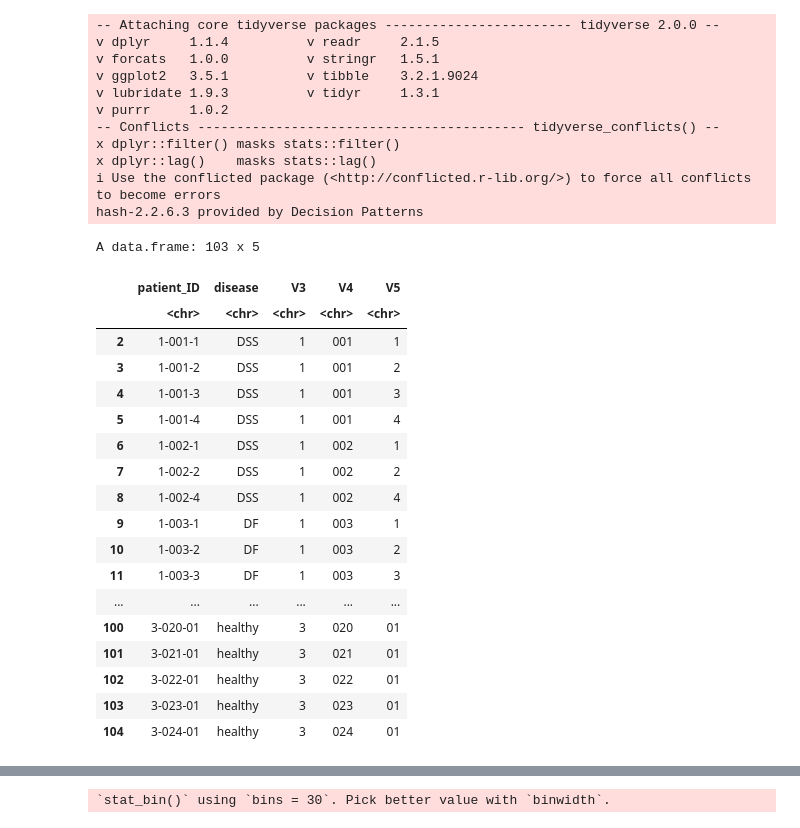
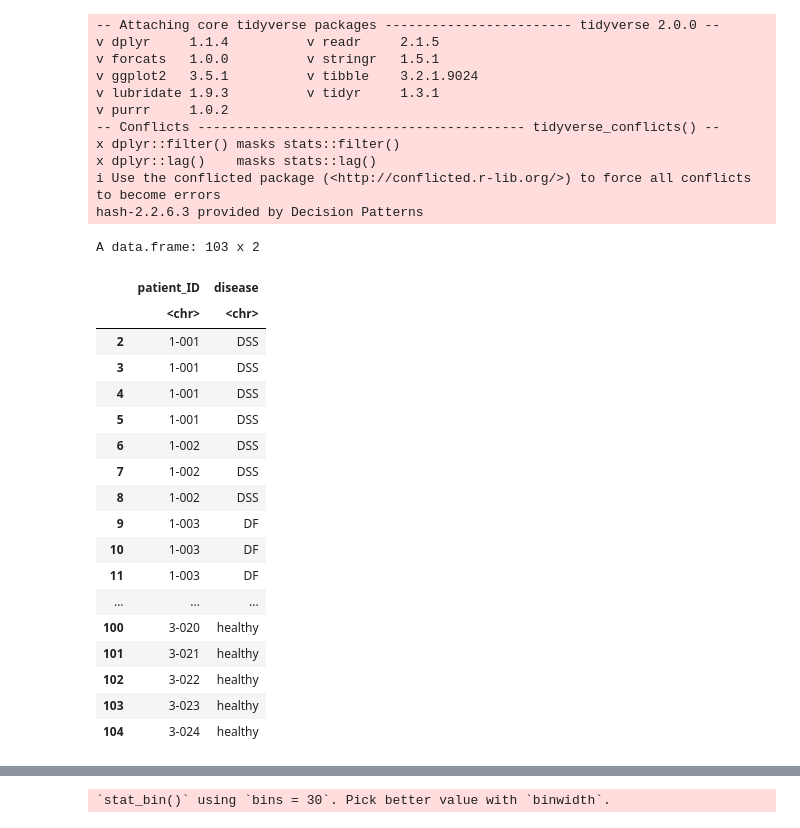
Before and after one commit to ChaosDonkey06/Stats-ML4Genomics, a Jupyter notebook: logistic_regression_R.ipynb, the cells around one changed output, grey strips where cells are left out. Saved outputs shown, nothing was run; the diff lists cells and outputs as text; code cells hidden in the pictures.

```diff
--- a/logistic_regression_R.ipynb
+++ b/logistic_regression_R.ipynb
@@ -28,37 +28,40 @@ modify_patient_id <- function(string){
 # %%
 data_df <- read_csv("data/dengue/small_transcriptome/denv.csv", show_col_types = FALSE)
 data_df <- data_df %>%
     t() %>%
     as.data.frame() %>%
     mutate(parameter = rownames(.)) %>%
     `rownames<-`(NULL)
 
-colnames(data_df)         <- data_df[1, ]
-data_df                   <- data_df[-1, ]
-data_disease_df           <- data_df[, c("Sample_title", "diagnosis")]
-data_disease_df[ , 3:4]   <- str_split_fixed(data_disease_df$diagnosis, ": ", 2)
-data_disease_df           <- data_disease_df[, c("Sample_title", "V4")]
-colnames(data_disease_df) <- c("patient_ID", "disease")
-data_disease_df[ , 3:5]   <- str_split_fixed(data_disease_df$patient_ID, "-", 3)
+colnames(data_df)           <- data_df[1, ]
+data_df                     <- data_df[-1, ]
+data_disease_df             <- data_df[, c("Sample_title", "diagnosis")]
+data_disease_df[ , 3:4]     <- str_split_fixed(data_disease_df$diagnosis, ": ", 2)
+data_disease_df             <- data_disease_df[, c("Sample_title", "V4")]
 
-data_disease_df
+colnames(data_disease_df)   <- c("patient_ID", "disease")
+data_disease_df[ , 3:5]     <- str_split_fixed(data_disease_df$patient_ID, "-", 3)
+data_disease_df             <- data_disease_df[, c("patient_ID", "disease",	"V3",	"V4")]
+data_disease_df$patient_ID2 <- paste(data_disease_df$V3, data_disease_df$V4, sep="-")
+data_disease_df             <- data_disease_df[, c("patient_ID2", "disease")]
+colnames(data_disease_df)   <- c("patient_ID", "disease")
 # %% [output]
-A data.frame: 103 x 5
+A data.frame: 103 x 2
-|  | patient_ID | disease | V3 | V4 | V5 |
-|  | <chr> | <chr> | <chr> | <chr> | <chr> |
-| 2 | 1-001-1 | DSS | 1 | 001 | 1 |
-| 3 | 1-001-2 | DSS | 1 | 001 | 2 |
-| 4 | 1-001-3 | DSS | 1 | 001 | 3 |
-| 5 | 1-001-4 | DSS | 1 | 001 | 4 |
-| 6 | 1-002-1 | DSS | 1 | 002 | 1 |
-| 7 | 1-002-2 | DSS | 1 | 002 | 2 |
-| 8 | 1-002-4 | DSS | 1 | 002 | 4 |
-| 9 | 1-003-1 | DF | 1 | 003 | 1 |
-| 10 | 1-003-2 | DF | 1 | 003 | 2 |
-| 11 | 1-003-3 | DF | 1 | 003 | 3 |
-| ... | ... | ... | ... | ... | ... |
-| 100 | 3-020-01 | healthy | 3 | 020 | 01 |
-| 101 | 3-021-01 | healthy | 3 | 021 | 01 |
-| 102 | 3-022-01 | healthy | 3 | 022 | 01 |
-| 103 | 3-023-01 | healthy | 3 | 023 | 01 |
-| 104 | 3-024-01 | healthy | 3 | 024 | 01 |
+|  | patient_ID | disease |
+|  | <chr> | <chr> |
+| 2 | 1-001 | DSS |
+| 3 | 1-001 | DSS |
+| 4 | 1-001 | DSS |
+| 5 | 1-001 | DSS |
+| 6 | 1-002 | DSS |
+| 7 | 1-002 | DSS |
+| 8 | 1-002 | DSS |
+| 9 | 1-003 | DF |
+| 10 | 1-003 | DF |
+| 11 | 1-003 | DF |
+| ... | ... | ... |
+| 100 | 3-020 | healthy |
+| 101 | 3-021 | healthy |
+| 102 | 3-022 | healthy |
+| 103 | 3-023 | healthy |
+| 104 | 3-024 | healthy |
```
Also changed, not shown: parts of 4 cells of this notebook, 4 other files.
